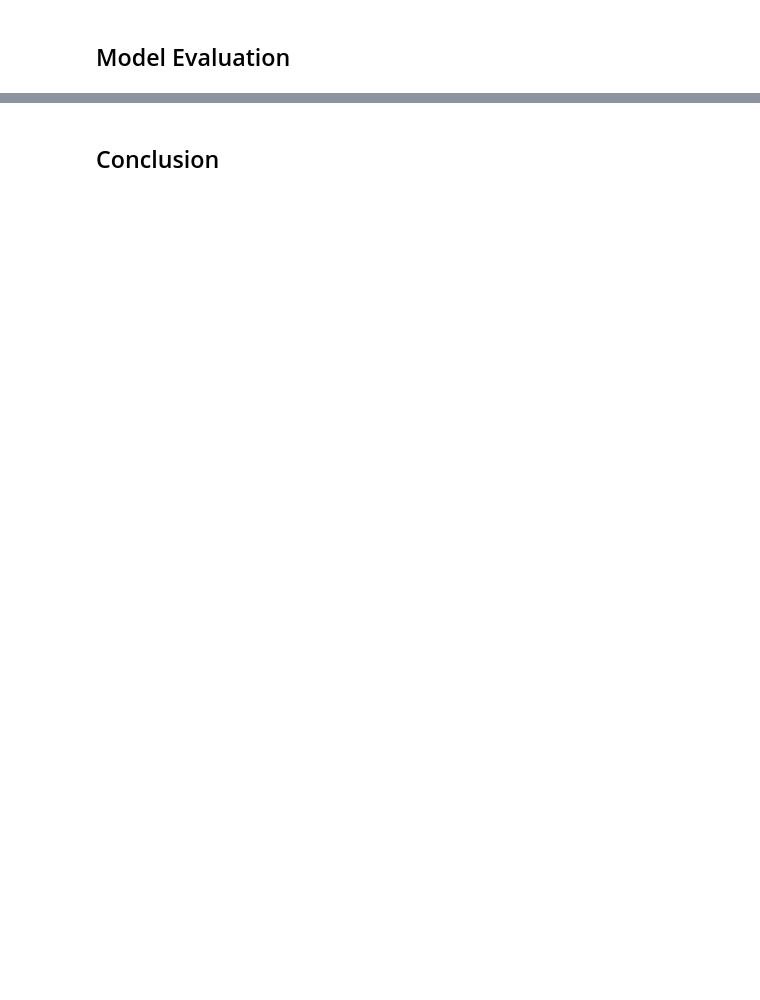
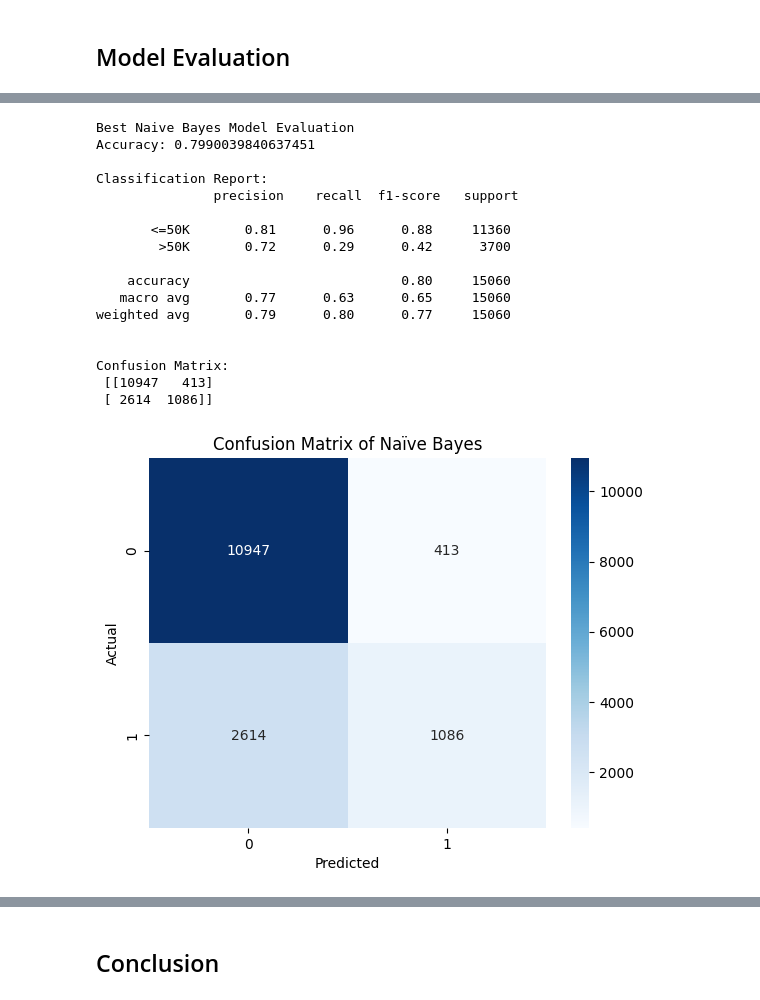
Before and after one commit to roshaniayu/IN6227-Data-Mining-Assignments, a Jupyter notebook: Assignment 1/Assignment1_Roshani Ayu Pranasti_G2504973A.ipynb, the cells around one changed output, grey strips where cells are left out. Cells and saved outputs as stored; diff of their text form; code cells hidden in the pictures; blank space fills up the shorter version.

Commit message:
Evaluate naive bayes and knn models

```diff
--- a/Assignment 1/Assignment1_Roshani Ayu Pranasti_G2504973A.ipynb
+++ b/Assignment 1/Assignment1_Roshani Ayu Pranasti_G2504973A.ipynb
@@ -570,0 +510,7 @@ Confusion Matrix:
+# %%
+# Tune Naive Bayes
+print("Tuning Naive Bayes Model")
+param_grid_nb = {'var_smoothing': np.logspace(0,-9, num=100)}
+grid_nb = GridSearchCV(GaussianNB(), param_grid_nb, cv=5, scoring='accuracy')
+grid_nb.fit(X_train_data, y_train_data)
+print("Best Naive Bayes Parameters:", grid_nb.best_params_)
@@ -574,0 +569,35 @@ Confusion Matrix:
+# %%
+# Evaluate the best Naive Bayes model
+best_nb = grid_nb.best_estimator_
+nb_predictions = best_nb.predict(X_test_data)
+
+print("\nBest Naive Bayes Model Evaluation")
+print("Accuracy:", accuracy_score(y_test_data, nb_predictions))
+print("\nClassification Report:\n", classification_report(y_test_data, nb_predictions, target_names=['<=50K', '>50K']))
+
+nb_confusion_matrix = confusion_matrix(y_test_data, nb_predictions)
+print("\nConfusion Matrix:\n", nb_confusion_matrix)
+plt.title("Confusion Matrix of Naïve Bayes")
+sns.heatmap(nb_confusion_matrix, annot=True, cmap=plt.cm.Blues, fmt="d")
+plt.xlabel('Predicted')
+plt.ylabel('Actual')
+plt.show()
+# %% [output]
+Best Naive Bayes Model Evaluation
+Accuracy: 0.7990039840637451
+
+Classification Report:
+               precision    recall  f1-score   support
+
+       <=50K       0.81      0.96      0.88     11360
+        >50K       0.72      0.29      0.42      3700
+
+    accuracy                           0.80     15060
+   macro avg       0.77      0.63      0.65     15060
+weighted avg       0.79      0.80      0.77     15060
+
+
+Confusion Matrix:
+ [[10947   413]
+ [ 2614  1086]]
+[figure, added]
```
Also changed, not shown: parts of 16 cells of this notebook.
